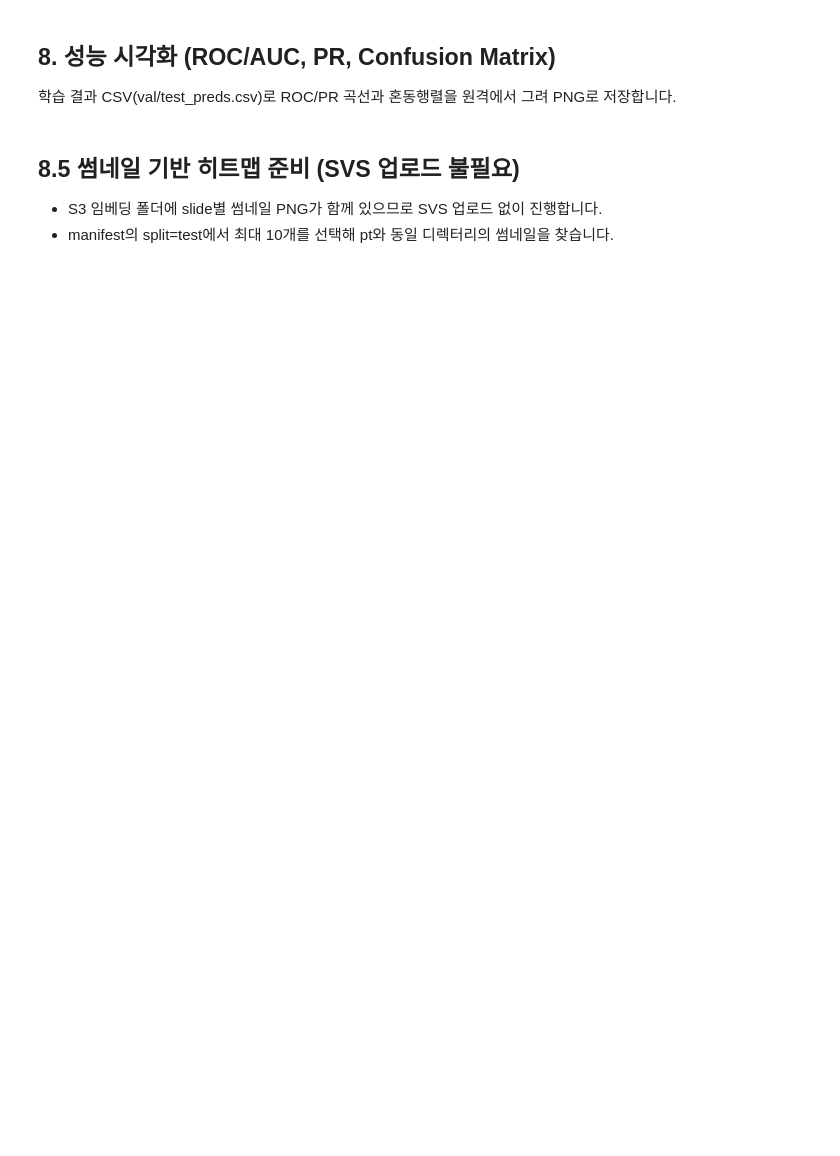
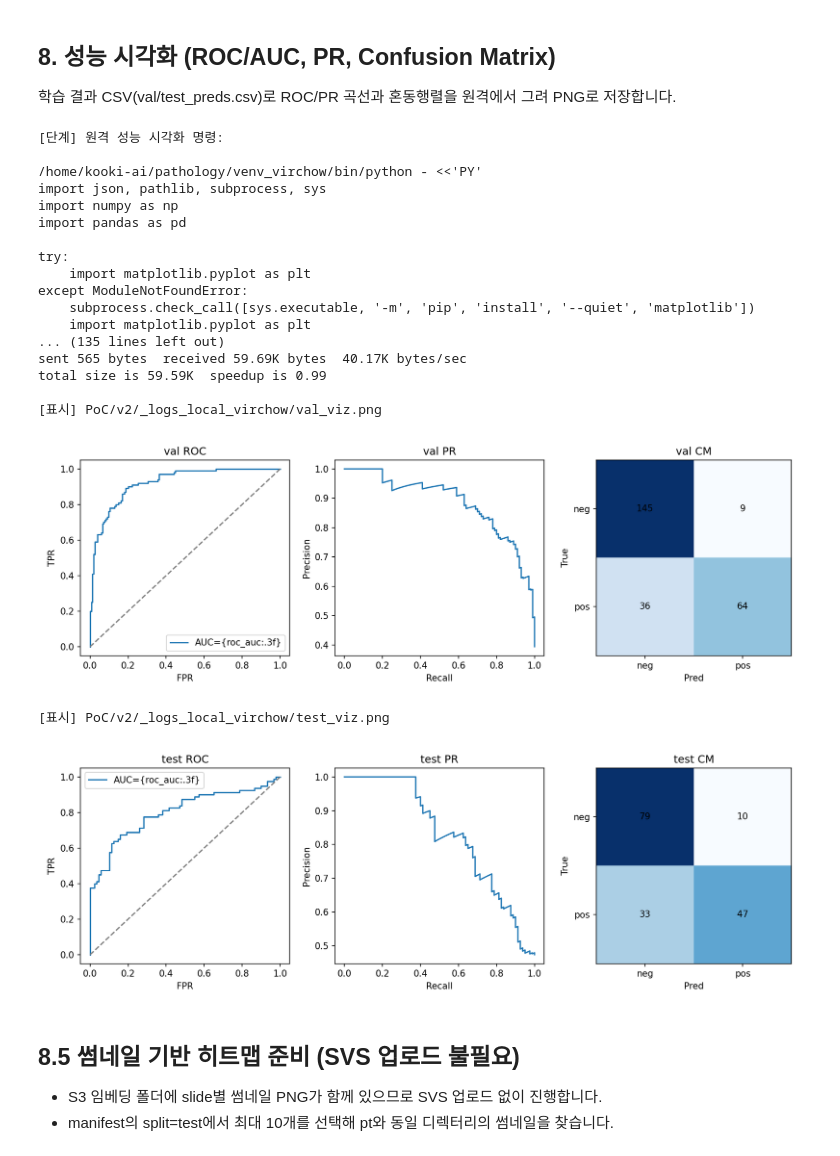
Before and after one commit to wsy8029/GC-Pathology, a Jupyter notebook: PoC/v2/virchow_server_modeling.ipynb, the cells around one changed output. Drawn from its saved outputs; the diff is of its cells as text; code cells hidden in the pictures; blank space fills up the shorter version.

```diff
--- a/PoC/v2/virchow_server_modeling.ipynb
+++ b/PoC/v2/virchow_server_modeling.ipynb
@@ -943,11 +1213,12 @@ else:
 # %% [markdown]
 ## 7. 성능 평가/로그 확인
 # %%
-# 원격 로그 파일에서 성능/예측을 요약합니다. (주 로그: _clam_bal, 없으면 기본 로그)
-log_dirs = [f"{REMOTE_LOG}_clam_bal", f"{REMOTE_LOG}"]
+# 원격 로그 파일에서 성능/예측을 요약합니다.
+# 현재 실험 LOG_DIR(예: logs_abmil)을 우선 보고, 없으면 _clam_bal, 마지막으로 base logs를 봅니다.
+log_dirs = [LOG_DIR, f"{REMOTE_LOG}_clam_bal", REMOTE_LOG]
 python_cmd = f"""{REMOTE_VENV}/bin/python - <<'PY'
 import json, pandas as pd, pathlib, sys
-log_dirs = [r"{REMOTE_LOG}_clam_bal", r"{REMOTE_LOG}"]
+log_dirs = [r"{LOG_DIR}", r"{REMOTE_LOG}_clam_bal", r"{REMOTE_LOG}"]
 log_path = None
 for ld in log_dirs:
     lp = pathlib.Path(ld) / 'mil_training.json'
@@ -978,4 +1249,7 @@ PY
 
 print('[단계] 원격 성능 로그 확인 명령:')
 print(python_cmd)
-run_ssh(python_cmd)
+if HAS_SSH:
+    run_ssh(python_cmd)
+else:
+    print('[skip] SSH 미설정 → 원격 로그 확인 건너뜀')
@@ -998,7 +1290,7 @@ except ModuleNotFoundError:
 
 from sklearn.metrics import roc_curve, auc, precision_recall_curve, confusion_matrix
 
-log_dir = pathlib.Path('{REMOTE_LOG}')
+log_dir = pathlib.Path('{LOG_DIR}')
 val_csv = log_dir / 'val_preds.csv'
 test_csv = log_dir / 'test_preds.csv'
 plt.switch_backend('Agg')
@@ -1025,53 +1317,78 @@ def plot_split(name, csv_path):
     axs[0].legend()
     axs[0].set_xlabel('FPR'); axs[0].set_ylabel('TPR')
 
     axs[1].plot(rec, prec)
     axs[1].set_title(f'{name} PR')
     axs[1].set_xlabel('Recall'); axs[1].set_ylabel('Precision')
 
     cm = cm.astype(int)
     axs[2].imshow(cm, cmap='Blues')
     axs[2].set_xticks([0, 1]); axs[2].set_yticks([0, 1])
     axs[2].set_xticklabels(['neg', 'pos']); axs[2].set_yticklabels(['neg', 'pos'])
     axs[2].set_xlabel('Pred'); axs[2].set_ylabel('True')
     axs[2].set_title(f'{name} CM')
     for (i, j), v in np.ndenumerate(cm):
         axs[2].text(j, i, int(v), ha='center', va='center')
     fig.tight_layout()
     out = log_dir / f"{name.lower()}_viz.png"
     fig.savefig(out, dpi=150)
     plt.close(fig)
     print(f'[{name}] 저장:', out)
 
 plot_split('val', val_csv)
 plot_split('test', test_csv)
 PY
 '''
-viz_cmd = viz_tpl.replace('{REMOTE_VENV}', REMOTE_VENV).replace('{REMOTE_LOG}', REMOTE_LOG)
+viz_cmd = viz_tpl.replace('{REMOTE_VENV}', REMOTE_VENV).replace('{LOG_DIR}', LOG_DIR)
 print('[단계] 원격 성능 시각화 명령:')
 print(viz_cmd)
-run_ssh(viz_cmd)
 
-# 로컬로 PNG 내려받아 노트북에 표시
-from pathlib import Path
-from IPython.display import Image, display
-local_dir = Path('PoC/v2/_logs_local_virchow')
-local_dir.mkdir(parents=True, exist_ok=True)
+if not HAS_SSH:
+    print('[skip] SSH 미설정 → 원격 시각화/다운로드 단계 건너뜀')
+else:
+    run_ssh(viz_cmd)
 
-for name in ['val_viz.png','test_viz.png']:
-    remote_path = f"{REMOTE_LOG}/{name}"
-    try:
-        rsync_download(remote_path, local_dir)
-    except Exception as e:
-        print(f'[경고] {name} 다운로드 실패:', e)
+    # 로컬로 PNG 내려받아 노트북에 표시
+    from pathlib import Path
+    from IPython.display import Image, display
+    local_dir = Path('PoC/v2/_logs_local_virchow')
+    local_dir.mkdir(parents=True, exist_ok=True)
 
-for name in ['val_viz.png','test_viz.png']:
-    lp = local_dir / name
-    if lp.exists():
-        print(f'[표시] {lp}')
-        display(Image(filename=str(lp)))
-    else:
-        print(f'[경고] {lp} 없음')
+    for name in ['val_viz.png','test_viz.png']:
+        remote_path = f"{LOG_DIR}/{name}"
+        try:
+            rsync_download(remote_path, local_dir)
+        except Exception as e:
+            print(f'[경고] {name} 다운로드 실패:', e)
+
+    for name in ['val_viz.png','test_viz.png']:
+        lp = local_dir / name
+        if lp.exists():
+            print(f'[표시] {lp}')
+            display(Image(filename=str(lp)))
+        else:
+            print(f'[경고] {lp} 없음')
+# %% [output]
+[단계] 원격 성능 시각화 명령:
+
+/home/kooki-ai/pathology/venv_virchow/bin/python - <<'PY'
+import json, pathlib, subprocess, sys
+import numpy as np
+import pandas as pd
+
+try:
+    import matplotlib.pyplot as plt
+except ModuleNotFoundError:
+    subprocess.check_call([sys.executable, '-m', 'pip', 'install', '--quiet', 'matplotlib'])
+    import matplotlib.pyplot as plt
+... (135 lines left out)
+sent 565 bytes  received 59.69K bytes  40.17K bytes/sec
+total size is 59.59K  speedup is 0.99
+
+[표시] PoC/v2/_logs_local_virchow/val_viz.png
+[figure, added]
+[표시] PoC/v2/_logs_local_virchow/test_viz.png
+[figure, added]
 # %% [markdown]
 ## 8.5 썸네일 기반 히트맵 준비 (SVS 업로드 불필요)
 - S3 임베딩 폴더에 slide별 썸네일 PNG가 함께 있으므로 SVS 업로드 없이 진행합니다.
```
Also changed, not shown: parts of 13 cells of this notebook, 1 other file.
